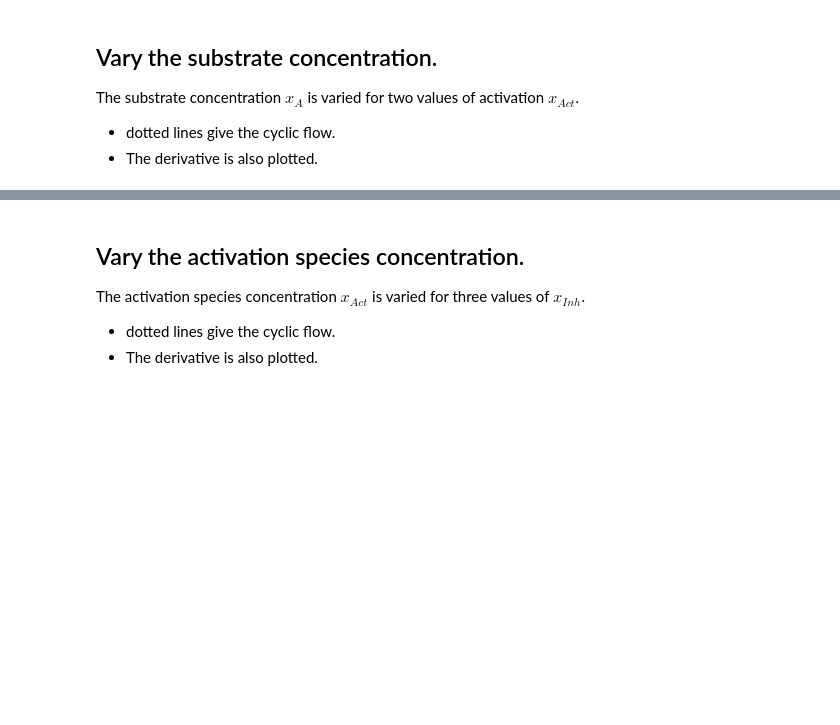
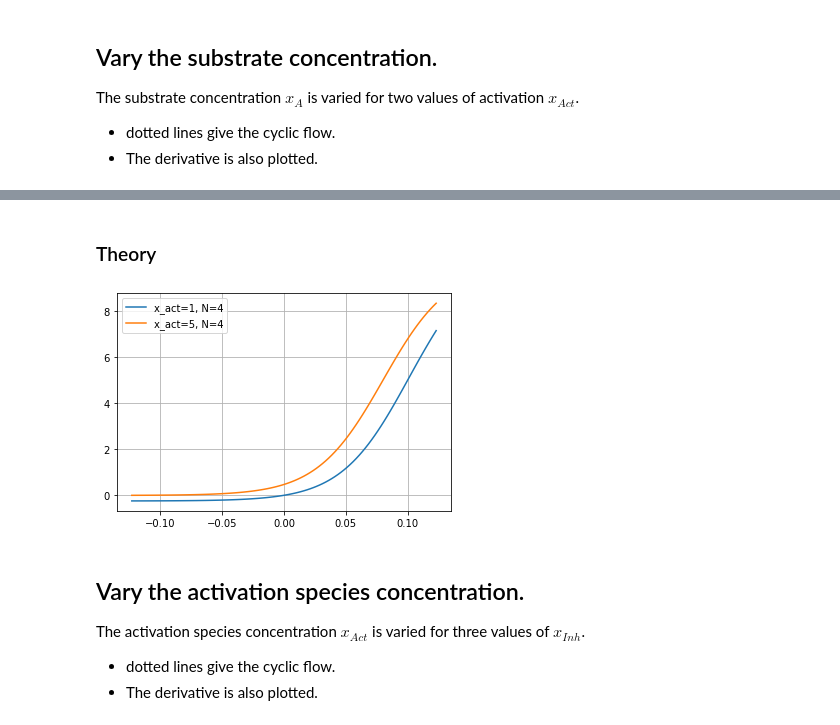
Before and after one commit to gawthrop/BondGraphTools-Biomolecular, a Jupyter notebook: CyclicFlowModulation.ipynb, the cells around one changed output, grey strips where cells are left out. Cells and saved outputs as stored; diff of their text form; code cells hidden in the pictures; blank space fills up the shorter version.

```diff
--- a/CyclicFlowModulation.ipynb
+++ b/CyclicFlowModulation.ipynb
@@ -296,3 +538,25 @@ dat,x = VaryX(sX='A',sX1='Act',sX2='Inh',XX1=Act,X2=1,deriv=True)
+# %% [markdown]
+### Theory
+# %%
+X_A = np.logspace(-2,2,100)
+phi_A = st.V_N()*np.log(X_A)
+X_B = 1
+for act in Act:
+    for N in [4]:
+        X_IA = 1/act
+        v_theory,dv_theory = CFM_flow(X_A,X_B,X_IA,e0=e0,N=N,
+                 K_A=K_A,K_B=K_B,K_C=K_C,K_E=K_E,K_IA=K_IA,
+                  K_F=K_F,K_G=K_G,
+                 kappa_r1=kappa,kappa_r2=kappa)
+
+        #slope = np.gradient(v_theory,np.log10(X_A))
+        plt.plot(phi_A,v_theory,label=f'x_act={act}, N={N}')
+
+plt.grid()
+plt.legend()
+plt.show()
+# %% [output]
+[figure, added]
 # %% [markdown]
 ## Vary the activation species concentration.
 
```
Also changed, not shown: parts of 48 cells of this notebook, 1 other file.
